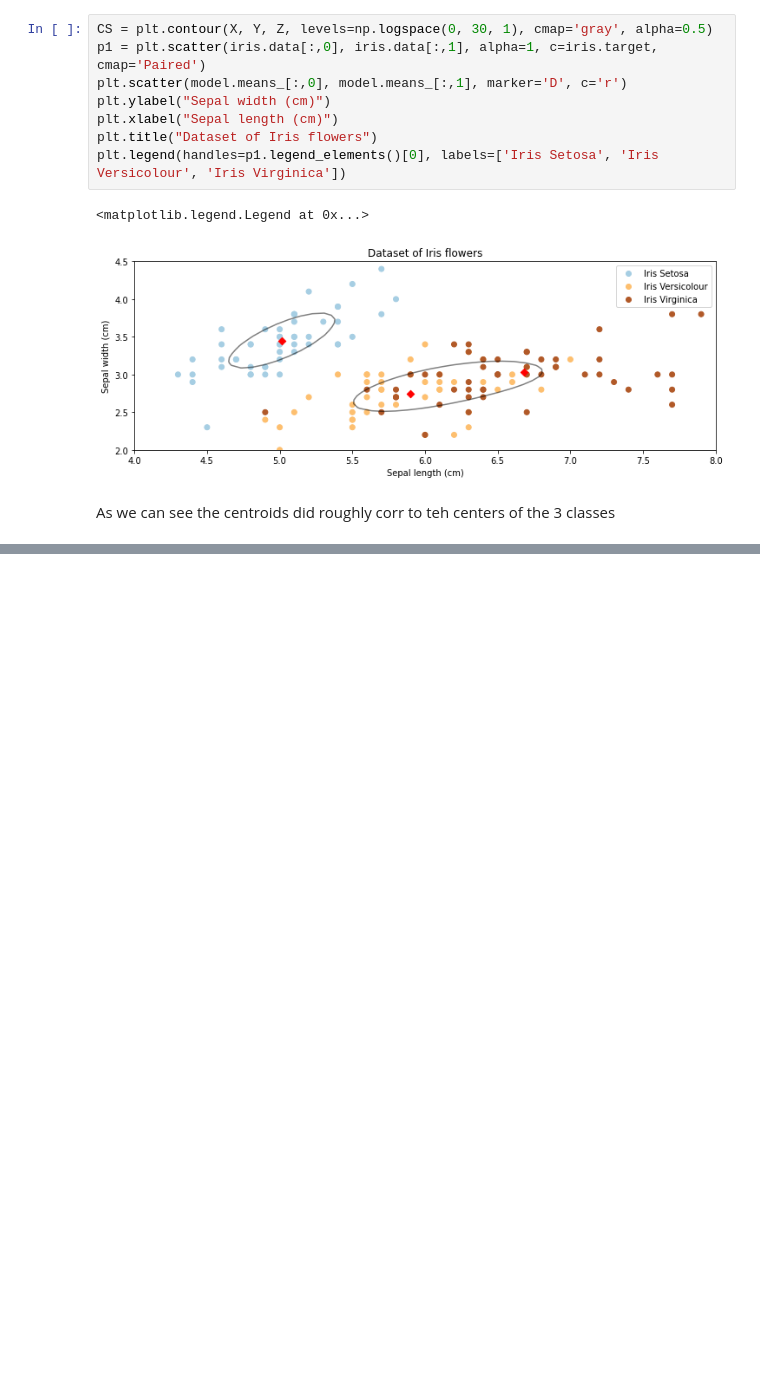
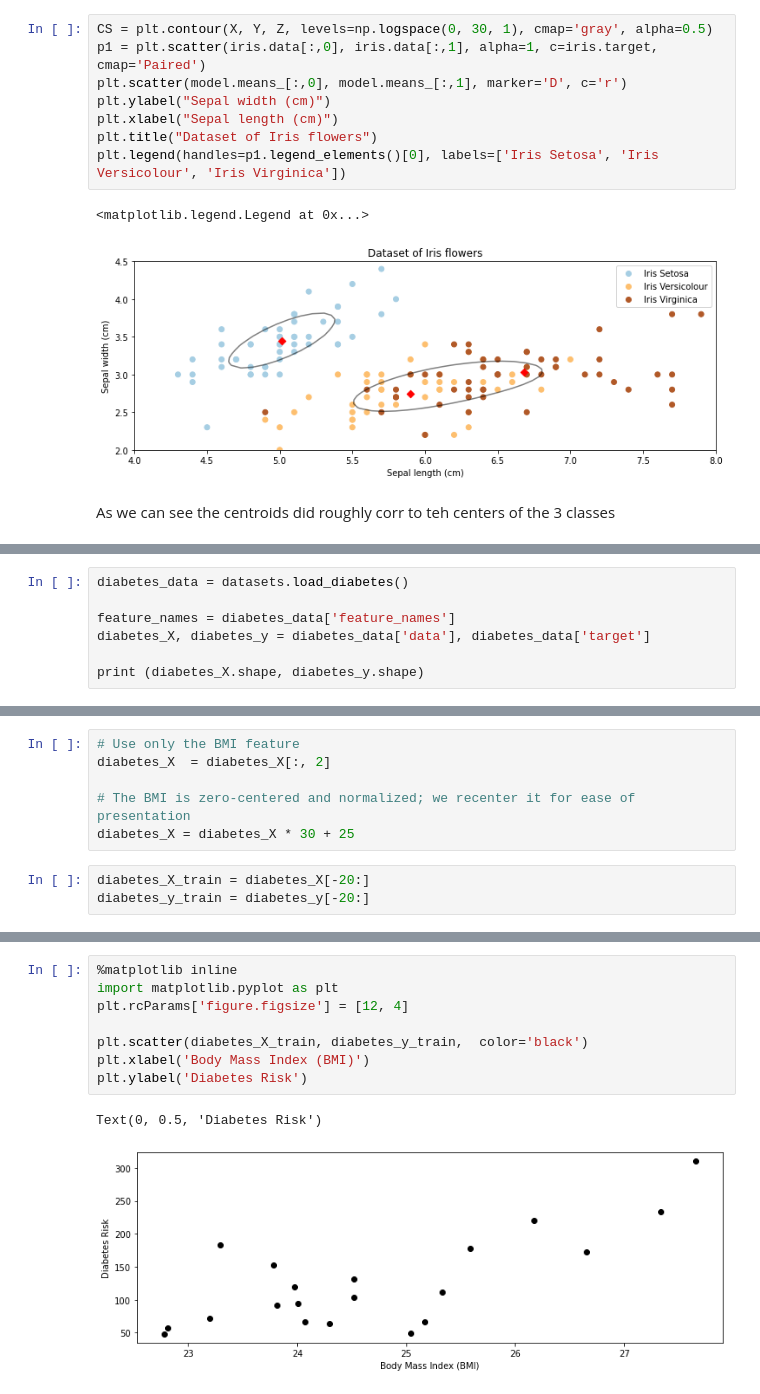
Before and after one commit to ShaunakSen/Data-Science-and-Machine-Learning, a Jupyter notebook: Applied_ML_CS_5785.ipynb, the cells around one changed output, grey strips where cells are left out. Cells and saved outputs as stored; diff of their text form; blank space fills up the shorter version.

```diff
--- a/Applied_ML_CS_5785.ipynb
+++ b/Applied_ML_CS_5785.ipynb
@@ -114,0 +129,7 @@ As we can see the centroids did roughly corr to teh centers of the 3 classes
+# %%
+diabetes_data = datasets.load_diabetes()
+
+feature_names = diabetes_data['feature_names']
+diabetes_X, diabetes_y = diabetes_data['data'], diabetes_data['target']
+
+print (diabetes_X.shape, diabetes_y.shape)
@@ -114,0 +142,9 @@ As we can see the centroids did roughly corr to teh centers of the 3 classes
+# %%
+# Use only the BMI feature
+diabetes_X  = diabetes_X[:, 2]
+
+# The BMI is zero-centered and normalized; we recenter it for ease of presentation
+diabetes_X = diabetes_X * 30 + 25
+# %%
+diabetes_X_train = diabetes_X[-20:]
+diabetes_y_train = diabetes_y[-20:]
@@ -114,0 +171,11 @@ As we can see the centroids did roughly corr to teh centers of the 3 classes
+# %%
+%matplotlib inline
+import matplotlib.pyplot as plt
+plt.rcParams['figure.figsize'] = [12, 4]
+
+plt.scatter(diabetes_X_train, diabetes_y_train,  color='black')
+plt.xlabel('Body Mass Index (BMI)')
+plt.ylabel('Diabetes Risk')
+# %% [output]
+Text(0, 0.5, 'Diabetes Risk')
+[figure, added]
```
Also changed, not shown: parts of 15 cells of this notebook.
